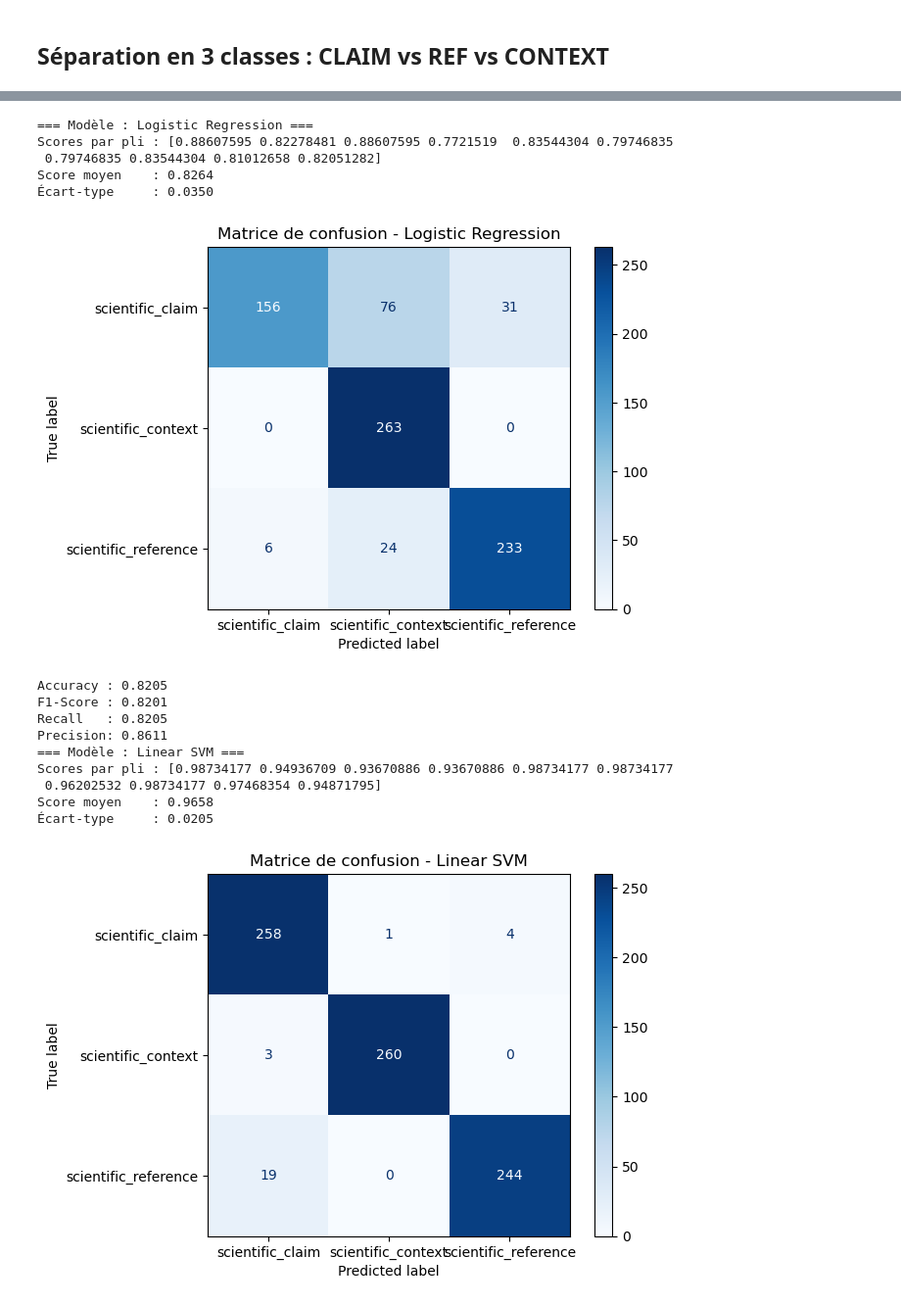
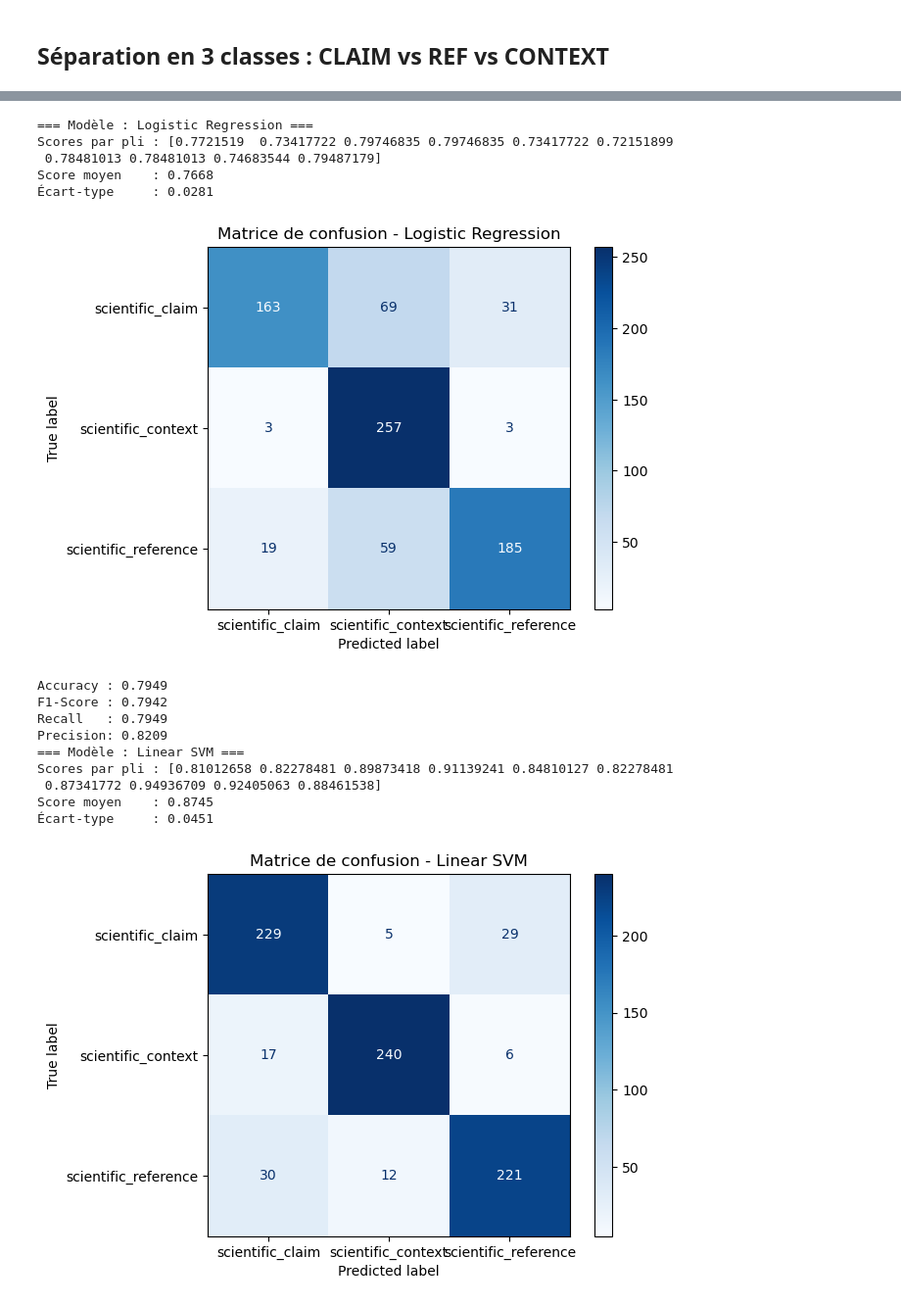
Before and after one commit to Kinadim/ML_projet, a Jupyter notebook: anotherNotebook.ipynb, the cells around one changed output, grey strips where cells are left out. Shown at 98% size. Drawn from its saved outputs; the diff is of its cells as text; code cells hidden in the pictures.

```diff
--- a/anotherNotebook.ipynb
+++ b/anotherNotebook.ipynb
@@ -1647,7 +1647,13 @@ X = sci_df['text']
 y = sci_df[['scientific_claim', 'scientific_reference', 'scientific_context']].idxmax(axis=1)
 
 # Étape 3 : Vectorisation avec TF-IDF
-vectorizer = TfidfVectorizer()
+vectorizer = TfidfVectorizer(
+    max_features=3000,          # Limiter le nombre de caractéristiques
+    ngram_range=(1, 2),         # Utiliser des unigrammes et bigrammes
+    min_df=3,                   # Ignore les termes apparaissant dans moins de 3 documents
+    max_df=0.85,                # Ignore les termes apparaissant dans plus de 85% des documents
+    sublinear_tf=True           # Appliquer log-scaling aux fréquences
+)
 X_vect = vectorizer.fit_transform(X)
 # %%
 # Étape 4 : Convertir la cible en une seule colonne
@@ -1935,7 +1941,13 @@ X = sci_df['text']
 y = sci_df[['scientific_claim', 'scientific_reference', 'scientific_context']].idxmax(axis=1)
 
 # Étape 3 : Vectorisation avec TF-IDF
-vectorizer = TfidfVectorizer()
+vectorizer = TfidfVectorizer(
+    max_features=3000,          # Limiter le nombre de caractéristiques
+    ngram_range=(1, 2),         # Utiliser des unigrammes et bigrammes
+    min_df=3,                   # Ignore les termes apparaissant dans moins de 3 documents
+    max_df=0.85,                # Ignore les termes apparaissant dans plus de 85% des documents
+    sublinear_tf=True           # Appliquer log-scaling aux fréquences
+)
 X_vect = vectorizer.fit_transform(X)
 
 # Étape 4 : Over-sampling avec SMOTE pour équilibrer les classes
@@ -2002,45 +2014,45 @@ for model_name, model in models.items():
     plt.title(f"Matrice de confusion - {model_name}")
     plt.show()
 
     # Calculer les statistiques finales
     accuracy = accuracy_score(y_test, y_pred)
     f1 = f1_score(y_test, y_pred, average='weighted')
     recall = recall_score(y_test, y_pred, average='weighted')
     precision = precision_score(y_test, y_pred, average='weighted')
 
     print(f"Accuracy : {accuracy:.4f}")
     print(f"F1-Score : {f1:.4f}")
     print(f"Recall   : {recall:.4f}")
     print(f"Precision: {precision:.4f}")
 
     # Stocker les résultats
     results[model_name] = {
         "accuracy": accuracy,
         "f1_score": f1,
         "recall": recall,
         "precision": precision
     }
 
 # Afficher les résultats comparatifs
 print("\n=== Résultats comparatifs ===")
 for model_name, metrics in results.items():
     print(f"{model_name}:")
     for metric, value in metrics.items():
         print(f"  {metric}: {value:.4f}")
 # %% [output]
 === Modèle : Logistic Regression ===
-Scores par pli : [0.88607595 0.82278481 0.88607595 0.7721519  0.83544304 0.79746835
- 0.79746835 0.83544304 0.81012658 0.82051282]
-Score moyen    : 0.8264
-Écart-type     : 0.0350
+Scores par pli : [0.7721519  0.73417722 0.79746835 0.79746835 0.73417722 0.72151899
+ 0.78481013 0.78481013 0.74683544 0.79487179]
+Score moyen    : 0.7668
+Écart-type     : 0.0281
-[figure, old version]
+[figure, new version]
-Accuracy : 0.8205
-F1-Score : 0.8201
-Recall   : 0.8205
-Precision: 0.8611
+Accuracy : 0.7949
+F1-Score : 0.7942
+Recall   : 0.7949
+Precision: 0.8209
 === Modèle : Linear SVM ===
-Scores par pli : [0.98734177 0.94936709 0.93670886 0.93670886 0.98734177 0.98734177
- 0.96202532 0.98734177 0.97468354 0.94871795]
-Score moyen    : 0.9658
-Écart-type     : 0.0205
+Scores par pli : [0.81012658 0.82278481 0.89873418 0.91139241 0.84810127 0.82278481
+ 0.87341772 0.94936709 0.92405063 0.88461538]
+Score moyen    : 0.8745
+Écart-type     : 0.0451
-[figure, old version]
+[figure, new version]
```
Also changed, not shown: parts of 10 cells of this notebook.
